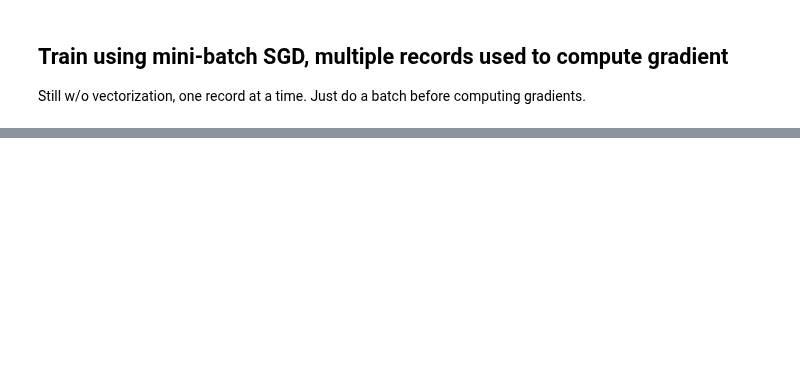
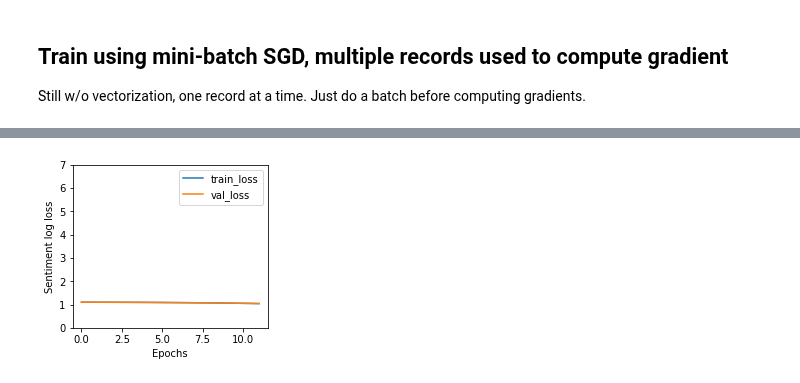
Before and after one commit to parrt/playdl, a Jupyter notebook: notebooks/RNN-lastname-simple.ipynb, the cells around one changed output, grey strips where cells are left out. Cells and saved outputs as stored; diff of their text form; code cells hidden in the pictures; blank space fills up the shorter version.

```diff
--- a/notebooks/RNN-lastname-simple.ipynb
+++ b/notebooks/RNN-lastname-simple.ipynb
@@ -368,0 +427,2 @@ plot_history(history, yrange=(0,7))
+# %%
+X_onehot = onehot_matrix(X_train, max_len, vocab, verbose=True)
@@ -368,0 +447,77 @@ plot_history(history, yrange=(0,7))
+# %%
+def forward(X:Sequence[Sequence], max_len:int, vocab:dict):
+    "Cut-n-paste from body of training for use with metrics"
+    X_onehot = onehot_matrix(X, max_len, vocab)
+    h = torch.zeros(nhidden, len(X), dtype=torch.float64, device=device, requires_grad=False)
+    for j in range(max_len):
+        x_step_t = X_onehot[:,j].T
+        h = W.mm(h) + U.mm(x_step_t)
+        h = torch.relu(h)
+    o = V.mm(h)
+    o = o.T # make it batch_size x nclasses
+    o = softmax(o)
+    return o
+# %%
+X_valid = X_train
+y_valid = y_train
+# %%
+#torch.manual_seed(0) # SET SEED FOR TESTING
+W = torch.eye(nhidden, nhidden,   dtype=torch.float64, device=device, requires_grad=True)
+U = randn(nhidden,     nfeatures, dtype=torch.float64, device=device, requires_grad=True) # embed one-hot char vec
+V = randn(nclasses,    nhidden,   dtype=torch.float64, device=device, requires_grad=True) # take RNN output (h) and predict target
+
+optimizer = torch.optim.Adam([W,U,V], lr=0.01, weight_decay=0.0)
+
+history = []
+epochs = 12
+for epoch in range(1, epochs+1):
+    print(f"EPOCH {epoch}")
+    epoch_training_loss = 0.0
+    epoch_training_accur = 0.0
+    for p in range(0, n, batch_size):  # do one epoch
+        loss = 0
+        batch_X = X_train[p:p+batch_size]
+        batch_y = y_train[p:p+batch_size]
+        batch_X_onehot = onehot_matrix(batch_X, max_len, vocab)
+        h = torch.zeros(nhidden, batch_size, dtype=torch.float64, device=device, requires_grad=False)
+        for j in range(max_len):
+            x_step_t = batch_X_onehot[:,j].T
+            h = W.mm(h) + U.mm(x_step_t)
+            h = torch.relu(h)
+        o = V.mm(h)
+        o = o.T # make it batch_size x nclasses
+        o = softmax(o)
+        print("softmax")
+        print(o)
+        loss = cross_entropy(o, batch_y)
+        correct = torch.argmax(o[0])==batch_y
+        epoch_training_accur += correct
+
+        # update matrices based upon loss computed from a batch
+        optimizer.zero_grad()
+        loss.backward() # autograd computes U.grad, M.grad, ...
+        optimizer.step()
+
+        epoch_training_loss += loss.detach().item()
+
+    epoch_training_loss /= n
+    epoch_training_accur /= n
+#     print(f"Epoch {epoch:3d} training loss {epoch_training_loss:7.4f} accur {epoch_training_accur:7.4f}")
+
+    with torch.no_grad():
+        o = forward(X_train, max_len, vocab)#, apply_softmax=False)
+        train_loss = cross_entropy(o, y_train)
+        correct = torch.argmax(o, dim=1).detach().cpu()==torch.tensor(y_train)
+        train_accur = torch.sum(correct) / float(len(X_train))
+
+        o = forward(X_valid, max_len, vocab)
+        valid_loss = cross_entropy(o, y_valid)
+        correct = torch.argmax(o, dim=1).detach().cpu()==torch.tensor(y_valid)
+        valid_accur = torch.sum(correct) / float(len(X_valid))
+
+        history.append((train_loss, valid_loss))
+        print(f"Epoch: {epoch:3d} accum loss {epoch_training_loss:7.4f} accur {epoch_training_accur:4.3f} | train loss {train_loss:7.4f} accur {train_accur:4.3f} | valid loss {valid_loss:7.4f} accur {valid_accur:4.3f}")
+
+history = torch.tensor(history)
+plot_history(history, yrange=(0,7))
+# %% [output]
@@ -368,0 +541 @@ plot_history(history, yrange=(0,7))
+[figure, added]
```
Also changed, not shown: parts of 21 cells of this notebook, 2 other files.
